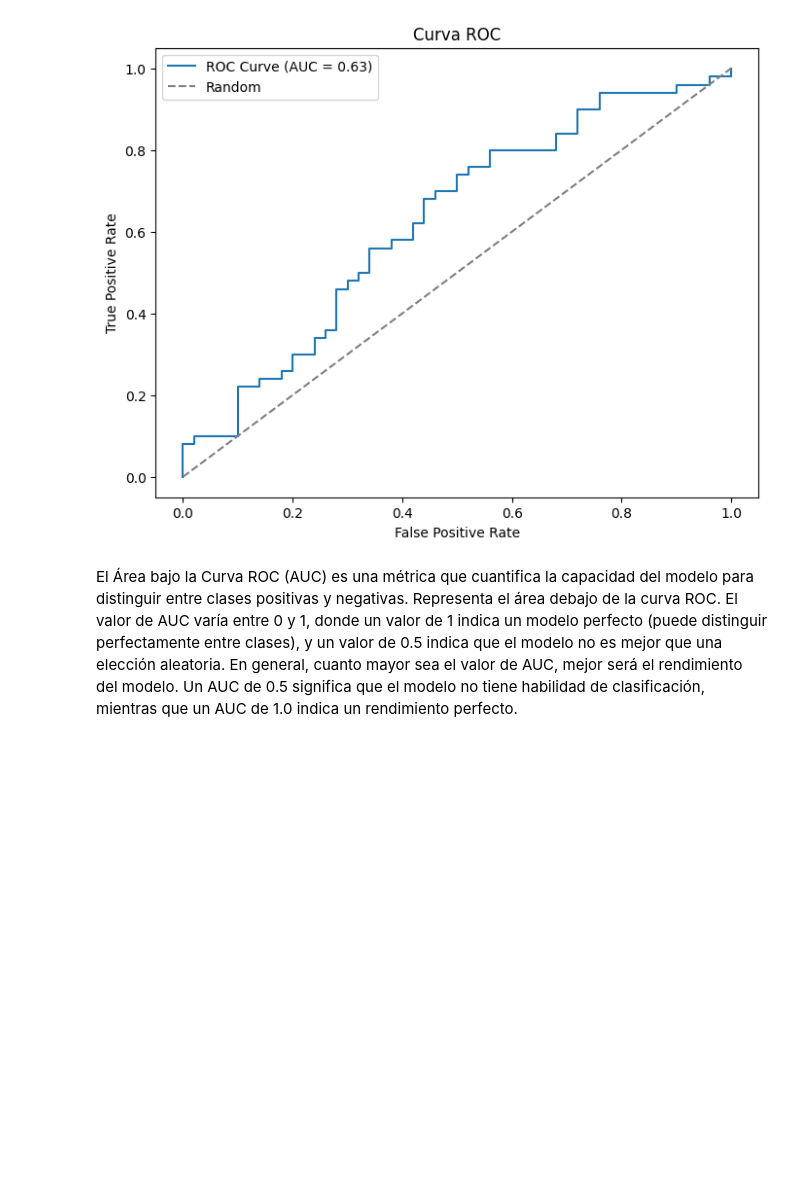
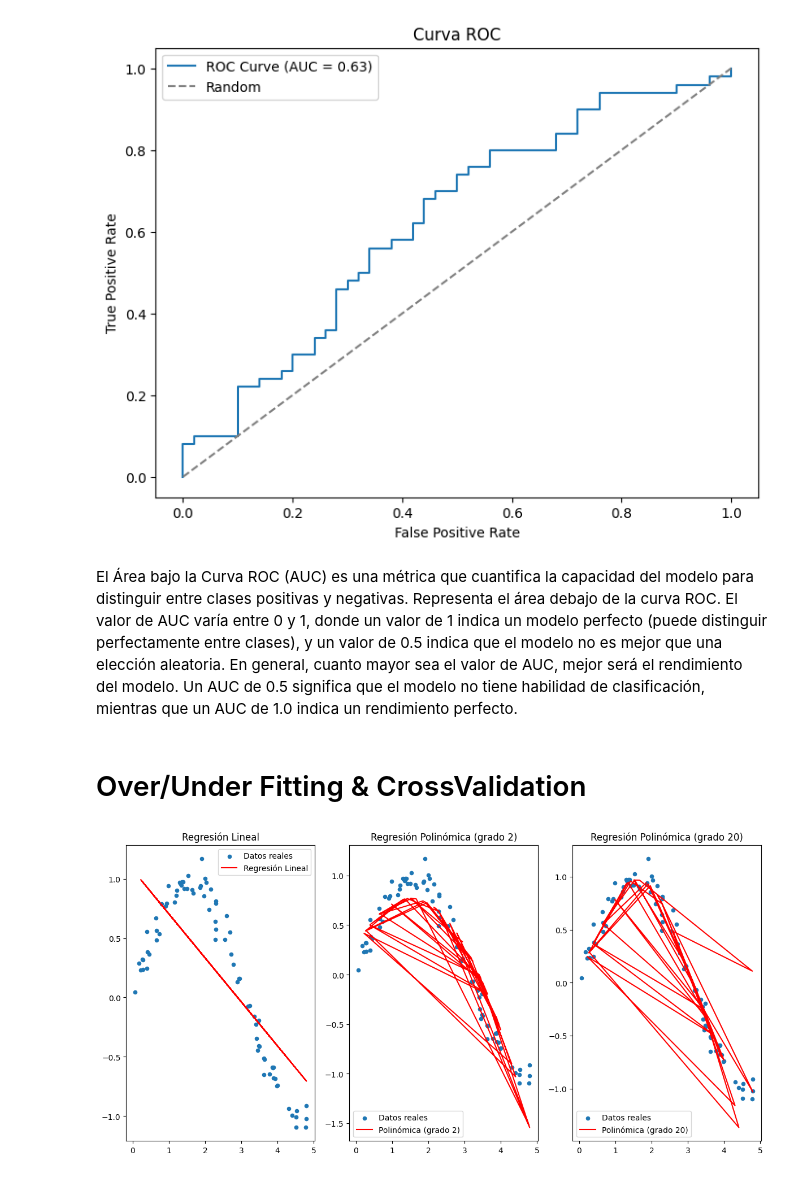
Before and after one commit to jveraduran/duoc-machine-learning, a Jupyter notebook: Unidad_2.ipynb, the cells around one changed output. Saved outputs shown, nothing was run; the diff lists cells and outputs as text; code cells hidden in the pictures; blank space fills up the shorter version.

Commit message:
feat: Over/Under Fitting & CrossValidation

```diff
--- a/Unidad_2.ipynb
+++ b/Unidad_2.ipynb
@@ -31,11 +31,22 @@ from sklearn.tree import DecisionTreeClassifier
 # Librerúas Sub-Muestreo
 from imblearn.under_sampling import RandomUnderSampler
 
+# Overfitting & Underfitting
+from sklearn.preprocessing import PolynomialFeatures
+from sklearn.metrics import mean_squared_error
+from sklearn.linear_model import LinearRegression
+
+# Cross-Validation
+from sklearn.model_selection import cross_val_score
+
 # Genera datos de ejemplo Regresión logística y Correlación
 np.random.seed(0)
 X = np.random.rand(100, 2)
 y = np.random.choice([0, 1], size=100, p=[0.8, 0.2])
 
+X_fitt = np.sort(5 * np.random.rand(80, 1), axis=0)
+y_fitt = np.sin(X_fitt).ravel() + np.random.normal(0, 0.1, X_fitt.shape[0])
+
 # Genera datos de ejemplo para Selección de Características (100 muestras y 10 características)
 X_feat, y_feat = make_classification(n_samples=100, n_features=10, random_state=42, flip_y=False)
 X_feat = np.abs(X_feat) # Fuerza que no existan carácterísticas negativas
@@ -930,3 +941,53 @@ plt.show()
 El Área bajo la Curva ROC (AUC) es una métrica que cuantifica la capacidad del modelo para distinguir entre clases positivas y negativas. Representa el área debajo de la curva ROC.
 El valor de AUC varía entre 0 y 1, donde un valor de 1 indica un modelo perfecto (puede distinguir perfectamente entre clases), y un valor de 0.5 indica que el modelo no es mejor que una elección aleatoria.
 En general, cuanto mayor sea el valor de AUC, mejor será el rendimiento del modelo. Un AUC de 0.5 significa que el modelo no tiene habilidad de clasificación, mientras que un AUC de 1.0 indica un rendimiento perfecto.
+# %% [markdown]
+# Over/Under Fitting & CrossValidation
+# %%
+# Dividir los datos en conjuntos de entrenamiento y prueba
+X_train, X_test, y_train, y_test = train_test_split(X_fitt, y_fitt, test_size=0.5, random_state=0)
+
+# Crear un modelo de regresión lineal
+model = LinearRegression()
+model.fit(X_train, y_train)
+y_pred = model.predict(X_test)
+
+# Crear un modelo de regresión polinómica de grado 2
+poly = PolynomialFeatures(degree=2)
+X_poly = poly.fit_transform(X_train)
+model_poly = LinearRegression()
+model_poly.fit(X_poly, y_train)
+y_poly_pred = model_poly.predict(poly.transform(X_test))
+
+# Crear un modelo de regresión polinómica de grado 20
+poly = PolynomialFeatures(degree=20)
+X_poly = poly.fit_transform(X_train)
+model_poly_high_degree = LinearRegression()
+model_poly_high_degree.fit(X_poly, y_train)
+y_poly_high_degree_pred = model_poly_high_degree.predict(poly.transform(X_test))
+
+# Visualizar los resultados
+plt.figure(figsize=(12, 6))
+
+plt.subplot(131)
+plt.scatter(X_fitt, y_fitt, s=20, label="Datos reales")
+plt.plot(X_test, y_pred, color='r', label="Regresión Lineal")
+plt.title("Regresión Lineal")
+plt.legend()
+
+plt.subplot(132)
+plt.scatter(X_fitt, y_fitt, s=20, label="Datos reales")
+plt.plot(X_test, y_poly_pred, color='r', label="Polinómica (grado 2)")
+plt.title("Regresión Polinómica (grado 2)")
+plt.legend()
+
+plt.subplot(133)
+plt.scatter(X_fitt, y_fitt, s=20, label="Datos reales")
+plt.plot(X_test, y_poly_high_degree_pred, color='r', label="Polinómica (grado 20)")
+plt.title("Regresión Polinómica (grado 20)")
+plt.legend()
+
+plt.tight_layout()
+plt.show()
+# %% [output]
+[figure, added]
```
Also changed, not shown: parts of 4 cells of this notebook.
